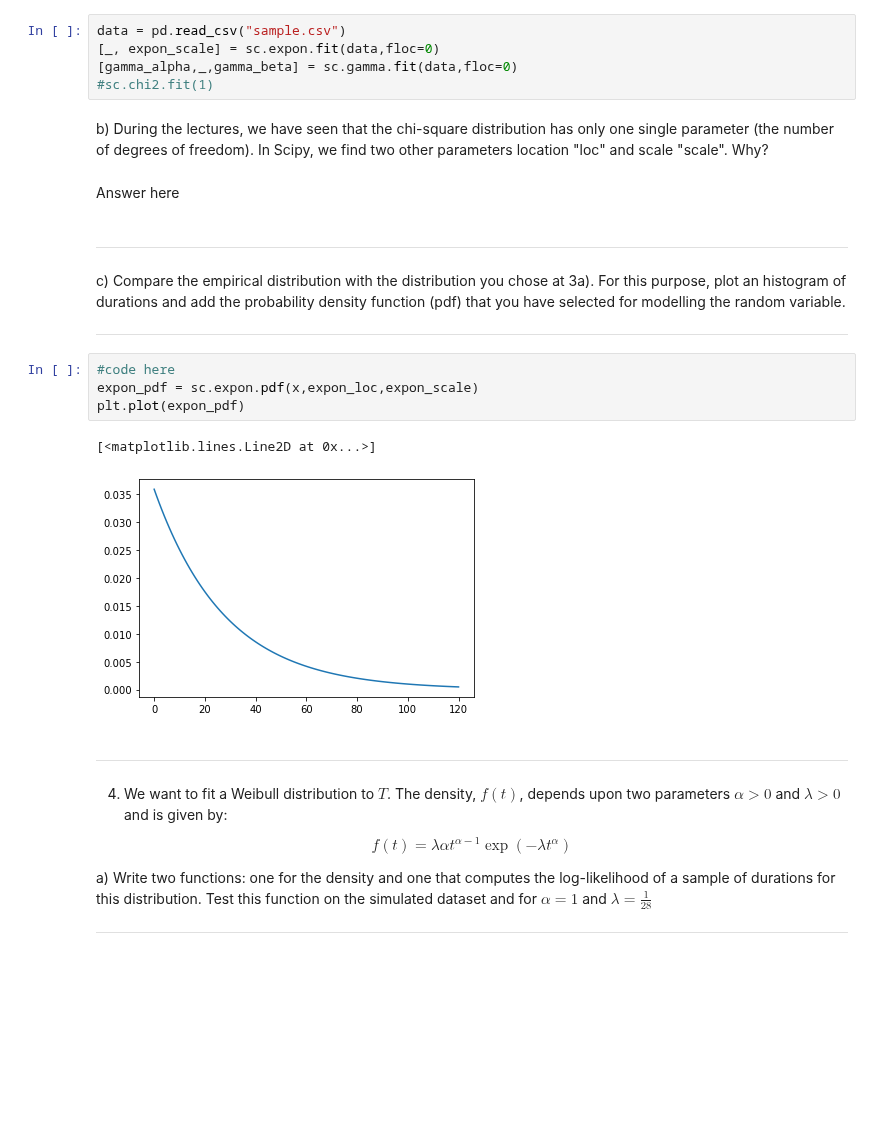
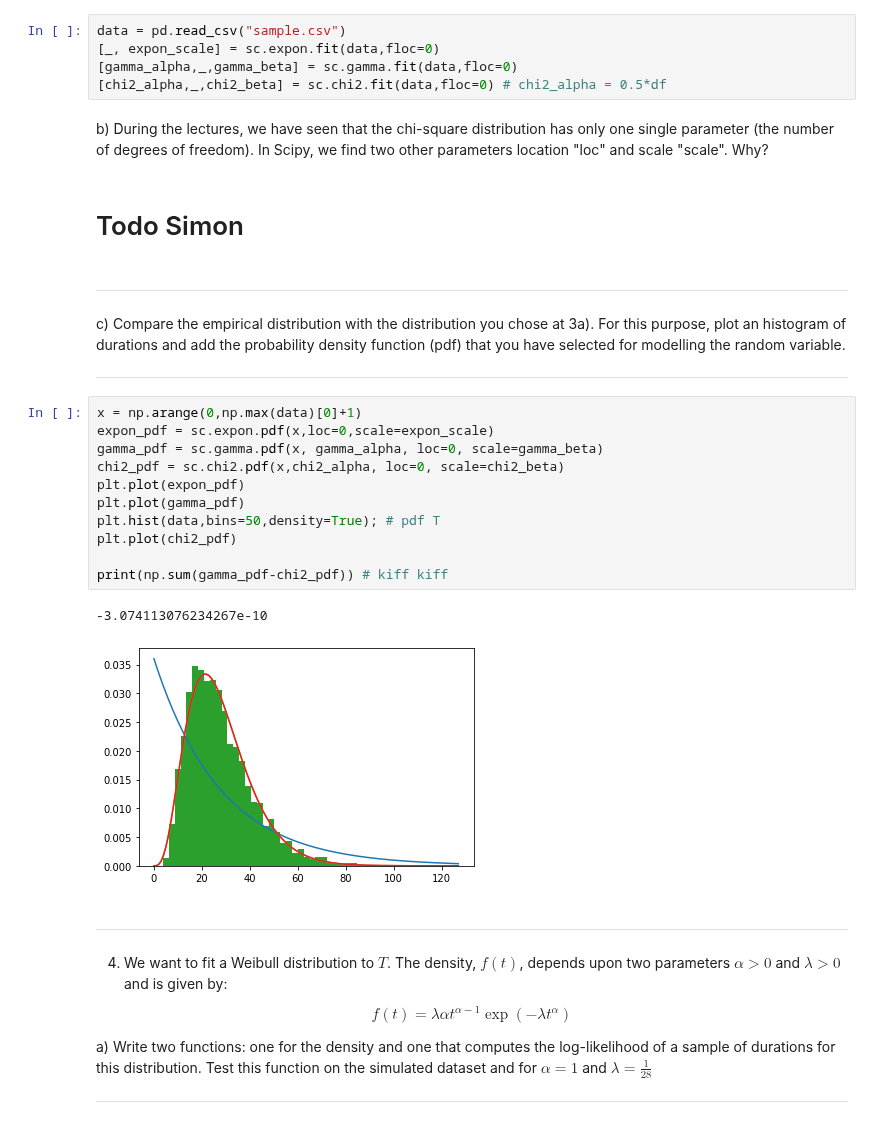
Before and after one commit to evandieren/Statistics-and-Data-Science-LEPL1109, a Jupyter notebook: Hackathon1.ipynb, the cells around one changed output. Cells and saved outputs as stored; diff of their text form; blank space fills up the shorter version.

```diff
--- a/Hackathon1.ipynb
+++ b/Hackathon1.ipynb
@@ -131,24 +131,31 @@ Answer here
 data = pd.read_csv("sample.csv")
 [_, expon_scale] = sc.expon.fit(data,floc=0)
 [gamma_alpha,_,gamma_beta] = sc.gamma.fit(data,floc=0)
-#sc.chi2.fit(1)
+[chi2_alpha,_,chi2_beta] = sc.chi2.fit(data,floc=0) # chi2_alpha = 0.5*df
 # %% [markdown]
 b) During the lectures, we have seen that the chi-square distribution has only one single parameter (the number of degrees of freedom). In Scipy, we find two other parameters location "loc" and scale "scale". Why?
-# %% [markdown]
-Answer here
+# %% [markdown]
+# Todo Simon
 # %% [markdown]
 ------------------------------------------------------------------------------------------------------
 
 c) Compare the empirical distribution with the distribution you chose at 3a). For this purpose, plot an histogram of  durations and add the probability density function (pdf) that you have selected for modelling the random variable.
 
 ------------------------------------------------------------------------------------------------------
-# %%
-#code here
-expon_pdf = sc.expon.pdf(x,expon_loc,expon_scale)
-plt.plot(expon_pdf)
-# %% [output]
-[<matplotlib.lines.Line2D at 0x...>]
-[figure, removed]
+# %%
+x = np.arange(0,np.max(data)[0]+1)
+expon_pdf = sc.expon.pdf(x,loc=0,scale=expon_scale)
+gamma_pdf = sc.gamma.pdf(x, gamma_alpha, loc=0, scale=gamma_beta)
+chi2_pdf = sc.chi2.pdf(x,chi2_alpha, loc=0, scale=chi2_beta)
+plt.plot(expon_pdf)
+plt.plot(gamma_pdf)
+plt.hist(data,bins=50,density=True); # pdf T
+plt.plot(chi2_pdf)
+
+print(np.sum(gamma_pdf-chi2_pdf)) # kiff kiff
+# %% [output]
+-3.074113076234267e-10
+[figure, added]
 # %% [markdown]
 ------------------------------------------------------------------------------------------------------
 
```
Also changed, not shown: parts of 3 cells of this notebook, 1 other file.
